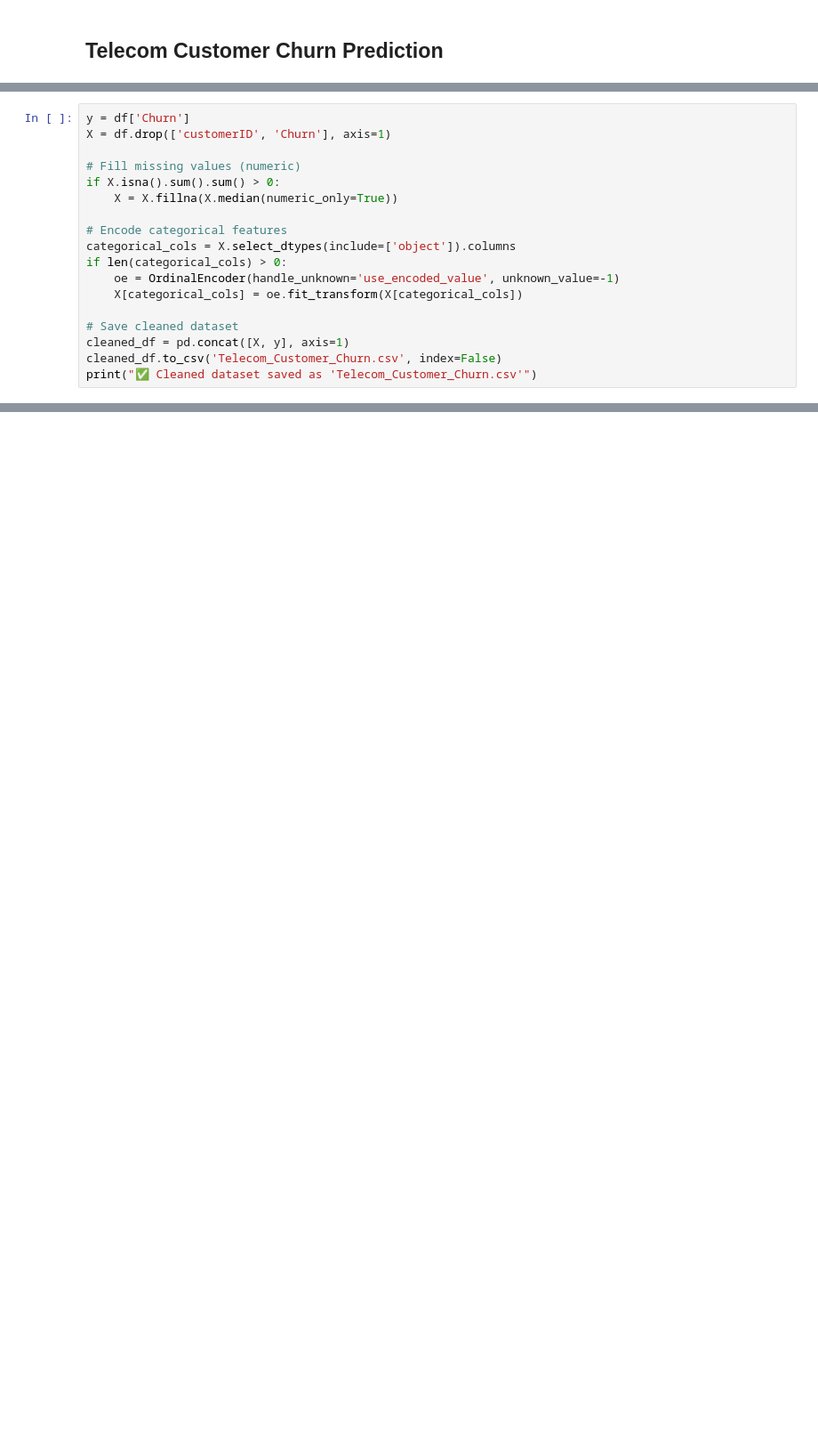
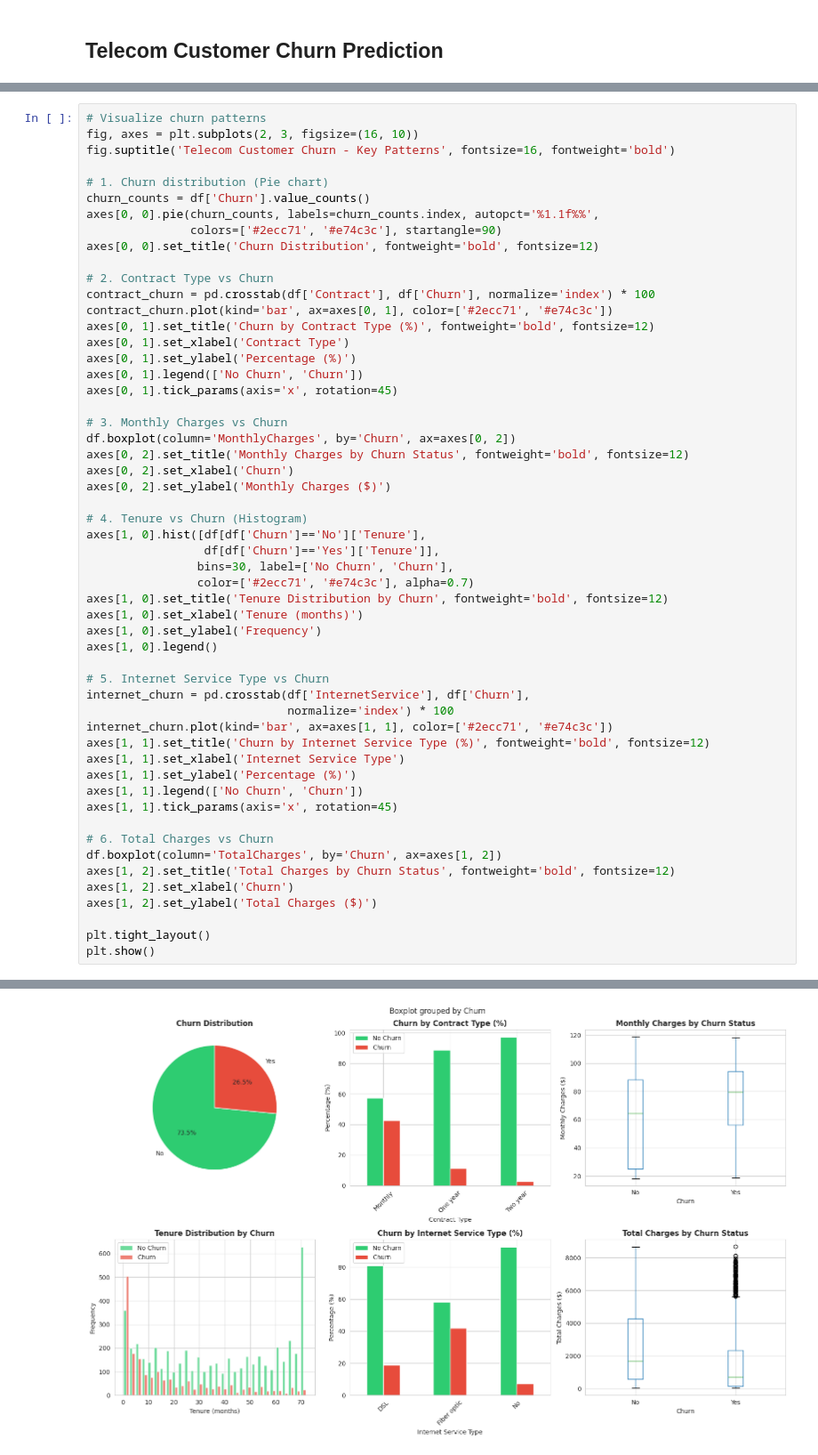
Before and after one commit to sathish-2424/Customer-Churn-Prediction, a Jupyter notebook: telecom_customer_churn_prediction.ipynb, the cells around one changed output, grey strips where cells are left out. Shown: that part at 89% size. Drawn from its saved outputs; the diff is of its cells as text; blank space fills up the shorter version.

```diff
--- a/telecom_customer_churn_prediction.ipynb
+++ b/telecom_customer_churn_prediction.ipynb
@@ -48,19 +79,55 @@ Name: proportion, dtype: float64
 # %%
-y = df['Churn']
-X = df.drop(['customerID', 'Churn'], axis=1)
+# Visualize churn patterns
+fig, axes = plt.subplots(2, 3, figsize=(16, 10))
+fig.suptitle('Telecom Customer Churn - Key Patterns', fontsize=16, fontweight='bold')
 
-# Fill missing values (numeric)
-if X.isna().sum().sum() > 0:
-    X = X.fillna(X.median(numeric_only=True))
+# 1. Churn distribution (Pie chart)
+churn_counts = df['Churn'].value_counts()
+axes[0, 0].pie(churn_counts, labels=churn_counts.index, autopct='%1.1f%%',
+               colors=['#2ecc71', '#e74c3c'], startangle=90)
+axes[0, 0].set_title('Churn Distribution', fontweight='bold', fontsize=12)
 
-# Encode categorical features
-categorical_cols = X.select_dtypes(include=['object']).columns
-if len(categorical_cols) > 0:
-    oe = OrdinalEncoder(handle_unknown='use_encoded_value', unknown_value=-1)
-    X[categorical_cols] = oe.fit_transform(X[categorical_cols])
+# 2. Contract Type vs Churn
+contract_churn = pd.crosstab(df['Contract'], df['Churn'], normalize='index') * 100
+contract_churn.plot(kind='bar', ax=axes[0, 1], color=['#2ecc71', '#e74c3c'])
+axes[0, 1].set_title('Churn by Contract Type (%)', fontweight='bold', fontsize=12)
+axes[0, 1].set_xlabel('Contract Type')
+axes[0, 1].set_ylabel('Percentage (%)')
+axes[0, 1].legend(['No Churn', 'Churn'])
+axes[0, 1].tick_params(axis='x', rotation=45)
 
-# Save cleaned dataset
-cleaned_df = pd.concat([X, y], axis=1)
-cleaned_df.to_csv('Telecom_Customer_Churn.csv', index=False)
-print("✅ Cleaned dataset saved as 'Telecom_Customer_Churn.csv'")
+# 3. Monthly Charges vs Churn
+df.boxplot(column='MonthlyCharges', by='Churn', ax=axes[0, 2])
+axes[0, 2].set_title('Monthly Charges by Churn Status', fontweight='bold', fontsize=12)
+axes[0, 2].set_xlabel('Churn')
+axes[0, 2].set_ylabel('Monthly Charges ($)')
+
+# 4. Tenure vs Churn (Histogram)
+axes[1, 0].hist([df[df['Churn']=='No']['Tenure'],
+                 df[df['Churn']=='Yes']['Tenure']],
+                bins=30, label=['No Churn', 'Churn'],
+                color=['#2ecc71', '#e74c3c'], alpha=0.7)
+axes[1, 0].set_title('Tenure Distribution by Churn', fontweight='bold', fontsize=12)
+axes[1, 0].set_xlabel('Tenure (months)')
+axes[1, 0].set_ylabel('Frequency')
+axes[1, 0].legend()
+
+# 5. Internet Service Type vs Churn
+internet_churn = pd.crosstab(df['InternetService'], df['Churn'],
+                             normalize='index') * 100
+internet_churn.plot(kind='bar', ax=axes[1, 1], color=['#2ecc71', '#e74c3c'])
+axes[1, 1].set_title('Churn by Internet Service Type (%)', fontweight='bold', fontsize=12)
+axes[1, 1].set_xlabel('Internet Service Type')
+axes[1, 1].set_ylabel('Percentage (%)')
+axes[1, 1].legend(['No Churn', 'Churn'])
+axes[1, 1].tick_params(axis='x', rotation=45)
+
+# 6. Total Charges vs Churn
+df.boxplot(column='TotalCharges', by='Churn', ax=axes[1, 2])
+axes[1, 2].set_title('Total Charges by Churn Status', fontweight='bold', fontsize=12)
+axes[1, 2].set_xlabel('Churn')
+axes[1, 2].set_ylabel('Total Charges ($)')
+
+plt.tight_layout()
+plt.show()
 # %% [output]
@@ -68 +134,2 @@ print("✅ Cleaned dataset saved as 'Telecom_Customer_Churn.csv'")
+[figure, added]
 # %% [markdown]
```
Also changed, not shown: parts of 27 cells of this notebook, 5 other files.
